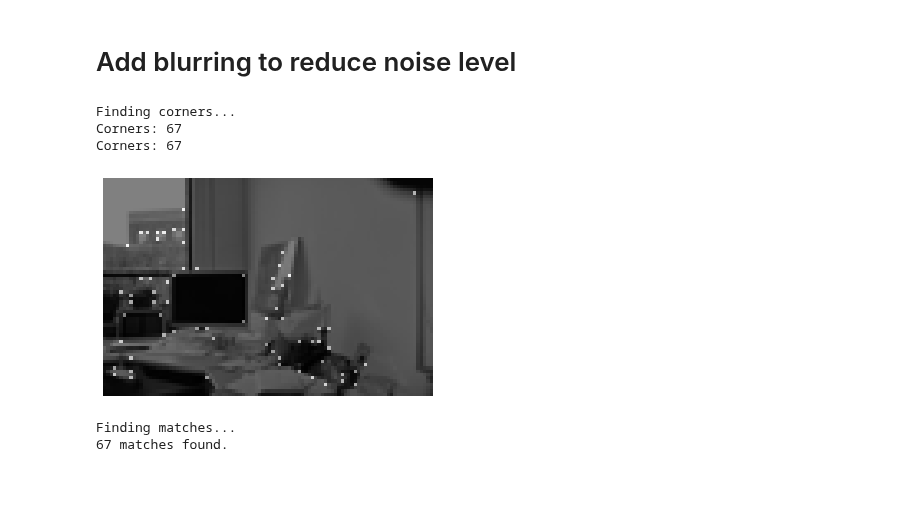
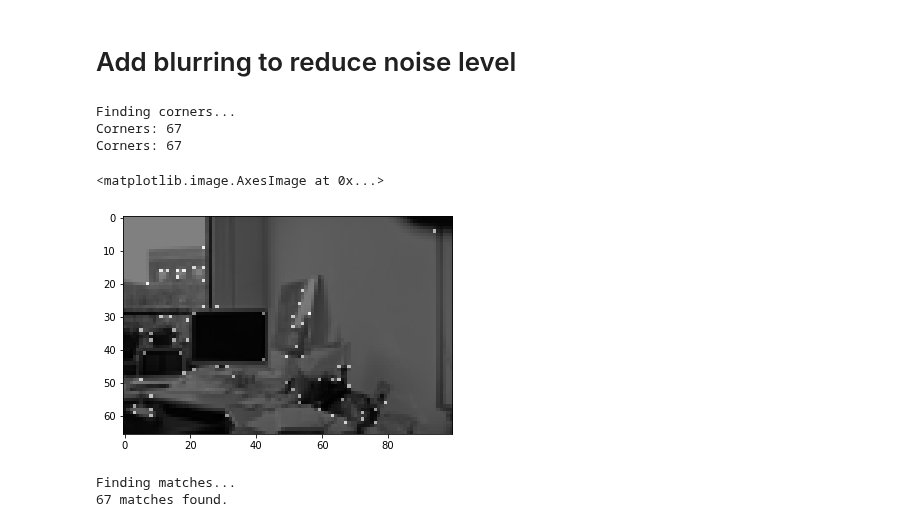
Before and after one commit to Tsmorz/computer-vision, a Jupyter notebook: Project 2/HarrisCorners.ipynb, the cells around one changed output. Drawn from its saved outputs; the diff is of its cells as text; code cells hidden in the pictures; blank space fills up the shorter version.

```diff
--- a/Project 2/HarrisCorners.ipynb
+++ b/Project 2/HarrisCorners.ipynb
@@ -277,23 +277,20 @@ im2 = boxFilter(gray2,blur)
 # %%
 # Find sparse corners
 print('Finding corners...')
 width = 7
 k = 0.05
 density = 100
 corners1 = reducedHarris(im1,width,k,density)
 corners2 = reducedHarris(im2,width,k,density)
 
-
 plt.imshow(gray1,cmap='gray')
 plt.imshow(corners1>0,cmap='gray',alpha=0.5)
-
-plt.axis('off')
-plt.savefig('k0600.png', dpi=200, bbox_inches='tight', pad_inches=0)
 # %% [output]
 Finding corners...
 Corners: 67
 Corners: 67
+<matplotlib.image.AxesImage at 0x...>
-[figure, old version]
+[figure, new version]
 # %%
 # Find matches
 print('Finding matches...')
```
Also changed, not shown: 32 other files.
